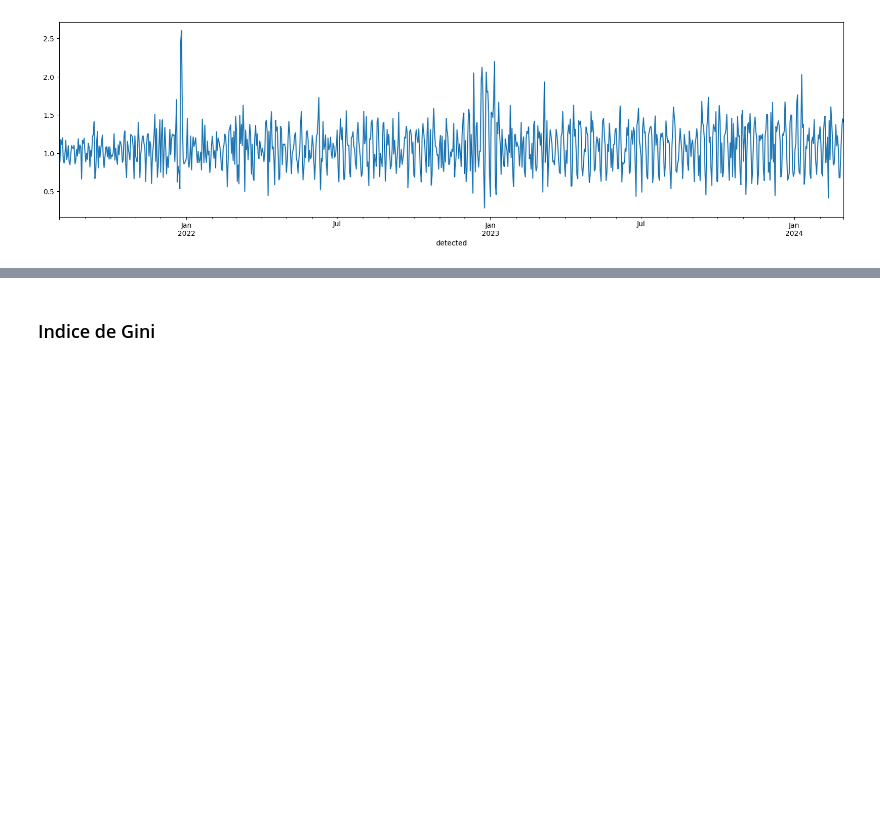
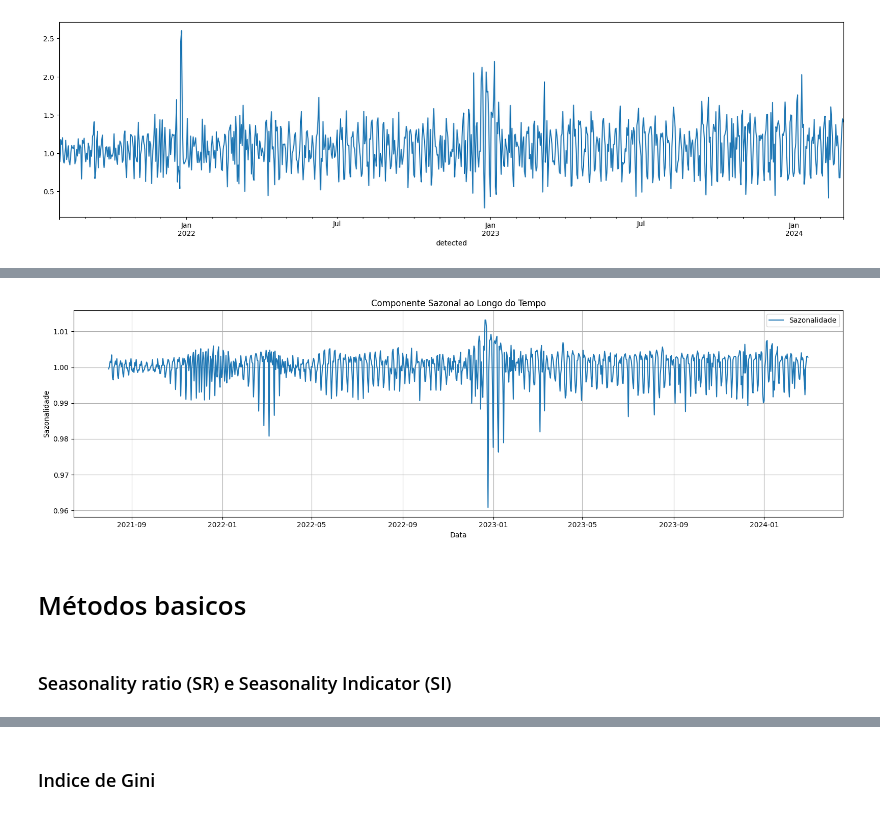
Before and after one commit to joanacarvalheiro/Seasonality, a Jupyter notebook: construcao_modelos/MSTL.ipynb, the cells around one changed output, grey strips where cells are left out. Cells and saved outputs as stored; diff of their text form; code cells hidden in the pictures; blank space fills up the shorter version.

```diff
--- a/construcao_modelos/MSTL.ipynb
+++ b/construcao_modelos/MSTL.ipynb
@@ -445,7 +445,7 @@ todas_anomalias.append(anomalies_iniciais)
 while True:
 #while semanas_adicionadas < max_semanas:
     df_hist_atual, semanas_adicionadas, conseguiu_adicionar = get_one_more_week_rolling(
-        df_daily_filled=df_daily_filled,
+        df=df_daily_filled,
         df_hist=df_hist_atual,
         weeks_added=semanas_adicionadas,
         #max_weeks=max_semanas
@@ -747,0 +644,32 @@ df_season_stl
+# %%
+def aplica_stl_boxcox(df, col='count_8', period=7):
+    y = df[col].copy()
+
+    # Estima lambda ótimo com método de Guerrero (necessário seasonal_length)
+    best_lambda = boxcox_lambda(y, method='guerrero', season_length=period)
+
+    # Aplica transformação Box-Cox
+    y_boxcox = boxcox(y, lmbda=best_lambda)
+
+    # Aplica STL
+    stl = STL(y_boxcox, period=period, robust=True)
+    decomp = stl.fit()
+
+    # Reverte a transformação Box-Cox para as componentes
+    def inv_boxcox(y, lmbda):
+        if lmbda == 0:
+            return np.exp(y)
+        else:
+            return np.power((y * lmbda) + 1, 1 / lmbda)
+
+    df_decomp = pd.DataFrame({
+        'observed': inv_boxcox(decomp.observed, best_lambda),
+        'trend': inv_boxcox(decomp.trend, best_lambda),
+        'seasonal': inv_boxcox(decomp.seasonal, best_lambda),
+        'residual': inv_boxcox(decomp.resid, best_lambda),
+    }, index=df.index)
+
+    # Cria coluna ajustada pela sazonalidade
+    df_decomp['seasonadjust'] = df_decomp['observed'] / df_decomp['trend']
+
+    return df_decomp
@@ -747,0 +716,16 @@ df_season_stl
+# %%
+plt.figure(figsize=(16, 5))
+plt.plot(df_todas_janelas.index, df_todas_janelas['seasonal'], label='Sazonalidade')
+plt.title('Componente Sazonal ao Longo do Tempo')
+plt.xlabel('Data')
+plt.ylabel('Sazonalidade')
+plt.grid(True)
+plt.tight_layout()
+plt.legend()
+plt.show()
+# %% [output]
+[figure, added]
+# %% [markdown]
+# Métodos basicos
+# %% [markdown]
+### Seasonality ratio (SR) e Seasonality Indicator (SI)
```
Also changed, not shown: parts of 27 cells of this notebook, 1 other file.
